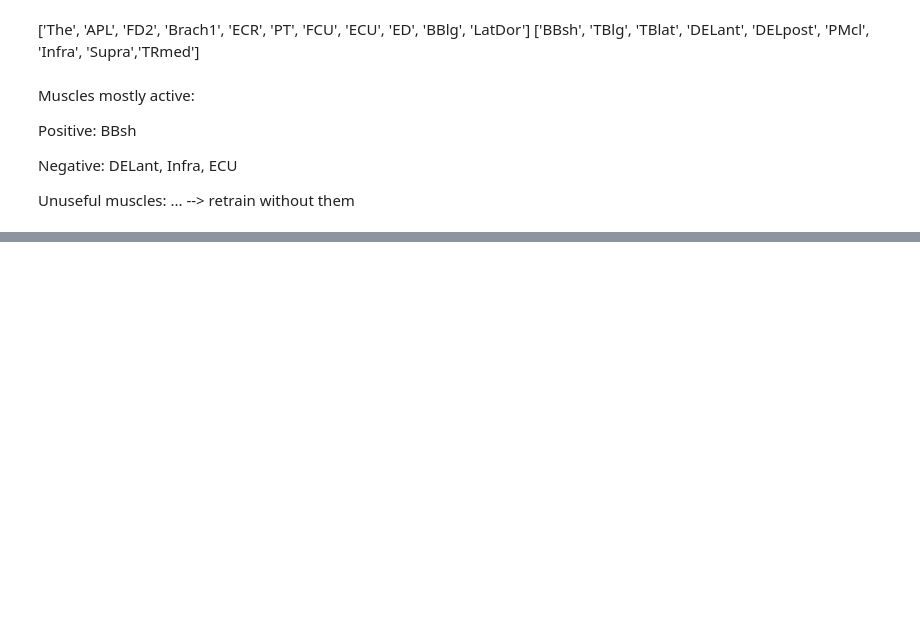
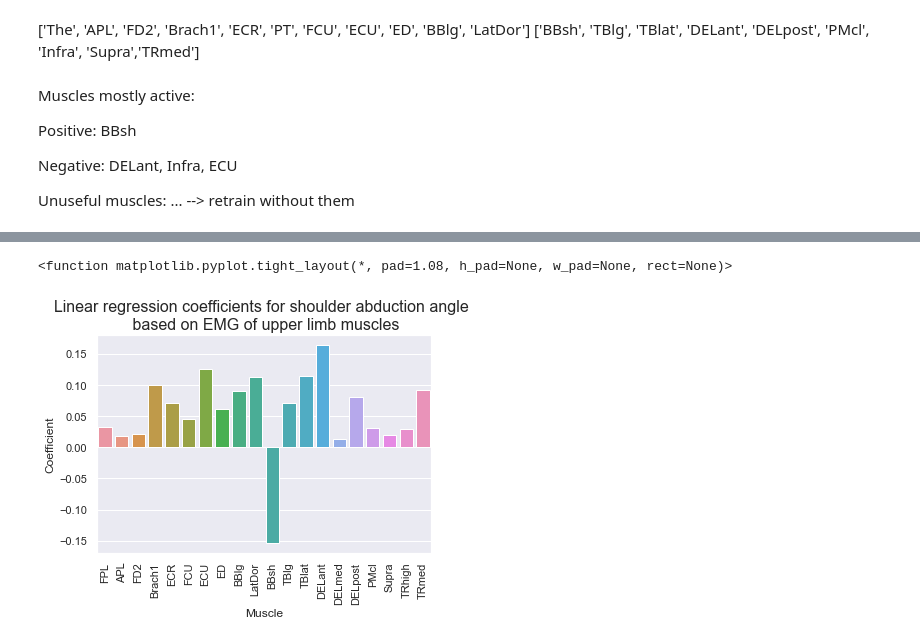
Before and after one commit to davidcian/motion-tracking-triggered-ees, a Jupyter notebook: EMG_analysis/Mapping/EMG - linear reg.ipynb, the cells around one changed output, grey strips where cells are left out. Cells and saved outputs as stored; diff of their text form; code cells hidden in the pictures; blank space fills up the shorter version.

```diff
--- a/EMG_analysis/Mapping/EMG - linear reg.ipynb
+++ b/EMG_analysis/Mapping/EMG - linear reg.ipynb
@@ -880,0 +918,9 @@ Unuseful muscles:
+# %%
+data1 = pd.DataFrame(data={'Muscle': ['FPL', 'APL', 'FD2', 'Brach1', 'ECR', 'FCU', 'ECU', 'ED', 'BBlg', 'LatDor','BBsh', 'TBlg', 'TBlat', 'DELant', 'DELmed', 'DELpost', 'PMcl', 'Supra', 'TRhigh', 'TRmed'],
+        'Contraction': [-reg_angle1.coef_[:,0][0], -reg_angle1.coef_[:,0][1],-reg_angle1.coef_[:,0][2],-reg_angle1.coef_[:,0][3],
+        -reg_angle1.coef_[:,0][4],-reg_angle1.coef_[:,0][5],-reg_angle1.coef_[:,0][6],-reg_angle1.coef_[:,0][7],
+        -reg_angle1.coef_[:,0][8],-reg_angle1.coef_[:,0][9],-reg_angle1.coef_[:,0][10],-reg_angle1.coef_[:,0][11],
+        -reg_angle1.coef_[:,0][12],-reg_angle1.coef_[:,0][13],-reg_angle1.coef_[:,0][14],-reg_angle1.coef_[:,0][15],
+        -reg_angle1.coef_[:,0][16],-reg_angle1.coef_[:,0][17],-reg_angle1.coef_[:,0][18],-reg_angle1.coef_[:,0][19]]})
+
+data1
@@ -880,0 +945,11 @@ Unuseful muscles:
+# %%
+sns.color_palette('dark')
+
+plt.xticks(rotation=90)
+sns.barplot(x='Muscle', y='Contraction',data=data1)
+plt.ylabel('Coefficient')
+plt.title('Linear regression coefficients for shoulder abduction angle \n based on EMG of upper limb muscles', fontsize=16)
+plt.tight_layout
+# %% [output]
+<function matplotlib.pyplot.tight_layout(*, pad=1.08, h_pad=None, w_pad=None, rect=None)>
+[figure, added]
```
Also changed, not shown: parts of 10 cells of this notebook.
